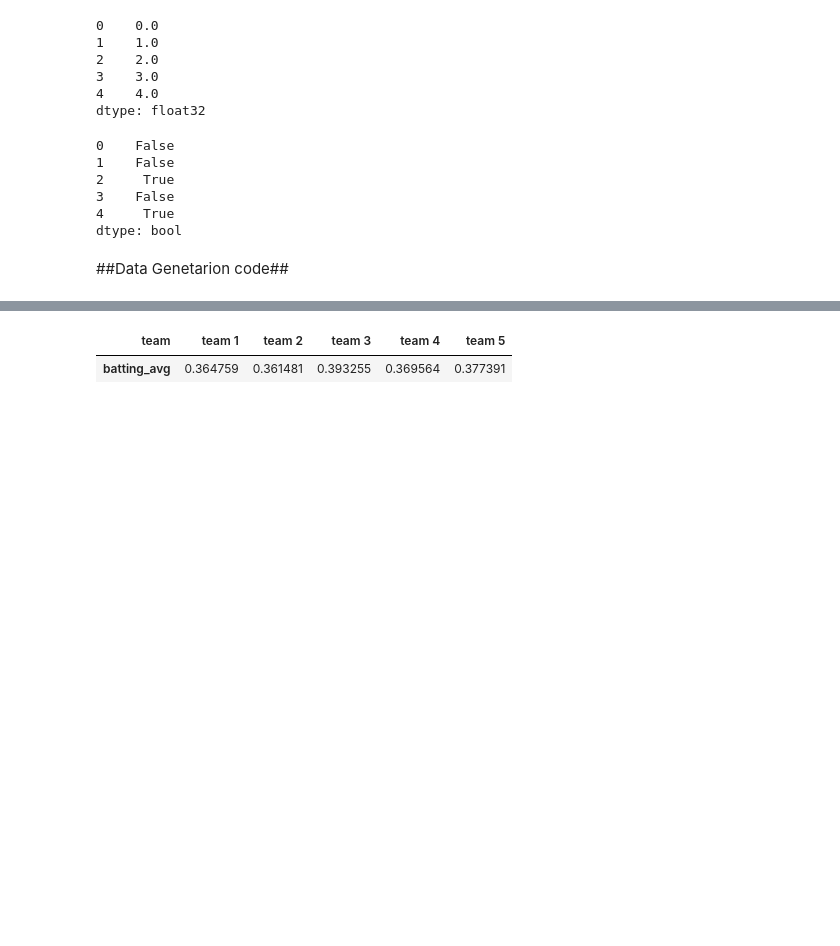
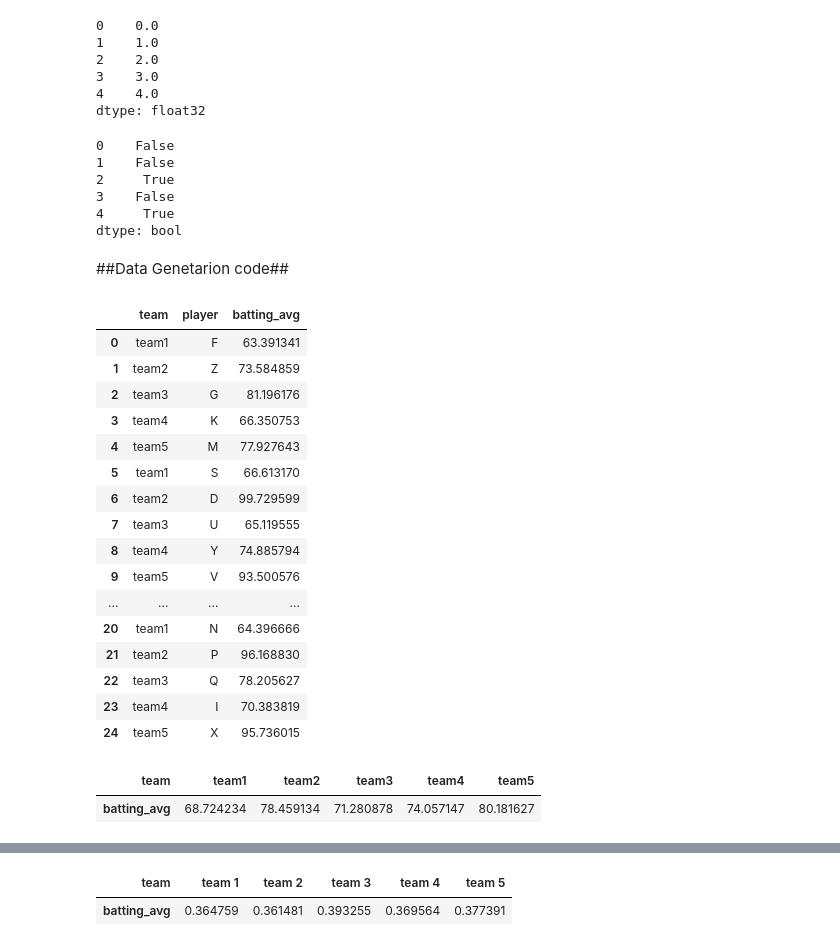
Before and after one commit to Lijoantony456/Pandas_Exercises, a Jupyter notebook: 4.random.ipynb, the cells around one changed output, grey strips where cells are left out. Saved outputs shown, nothing was run; the diff lists cells and outputs as text; code cells hidden in the pictures; blank space fills up the shorter version.

```diff
--- a/4.random.ipynb
+++ b/4.random.ipynb
@@ -112,3 +123,34 @@ dtype: bool
 # %%
 import random
 import string
+# %%
+cricket = pd.DataFrame({
+    "team":["team%d" % (x+1) for x in range(5)] * 5,
+    "player": random.sample(list(string.ascii_uppercase),25),
+    "batting_avg":np.random.uniform(50,100,25)
+
+})
+cricket
+# %% [output]
+|  | team | player | batting_avg |
+| 0 | team1 | F | 63.391341 |
+| 1 | team2 | Z | 73.584859 |
+| 2 | team3 | G | 81.196176 |
+| 3 | team4 | K | 66.350753 |
+| 4 | team5 | M | 77.927643 |
+| 5 | team1 | S | 66.613170 |
+| 6 | team2 | D | 99.729599 |
+| 7 | team3 | U | 65.119555 |
+| 8 | team4 | Y | 74.885794 |
+| 9 | team5 | V | 93.500576 |
+| ... | ... | ... | ... |
+| 20 | team1 | N | 64.396666 |
+| 21 | team2 | P | 96.168830 |
+| 22 | team3 | Q | 78.205627 |
+| 23 | team4 | I | 70.383819 |
+| 24 | team5 | X | 95.736015 |
+# %%
+cricket.pivot_table(values="batting_avg",columns="team",aggfunc=np.mean)
+# %% [output]
+| team | team1 | team2 | team3 | team4 | team5 |
+| batting_avg | 68.724234 | 78.459134 | 71.280878 | 74.057147 | 80.181627 |
```
Also changed, not shown: parts of 16 cells of this notebook.
